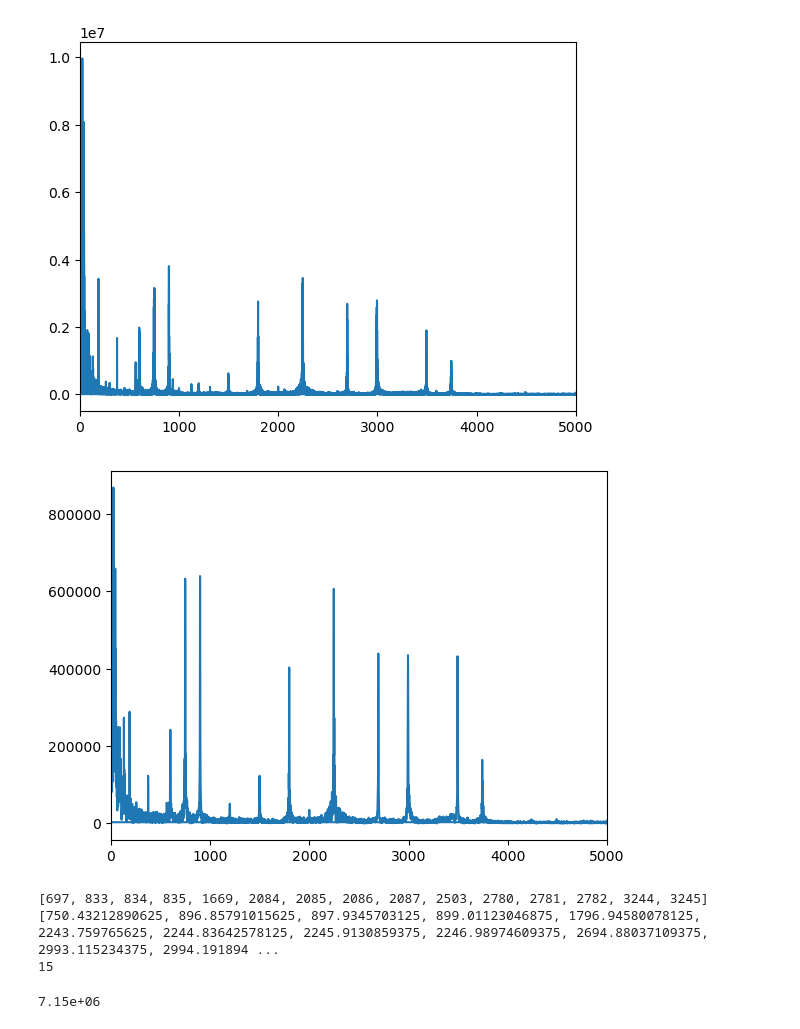
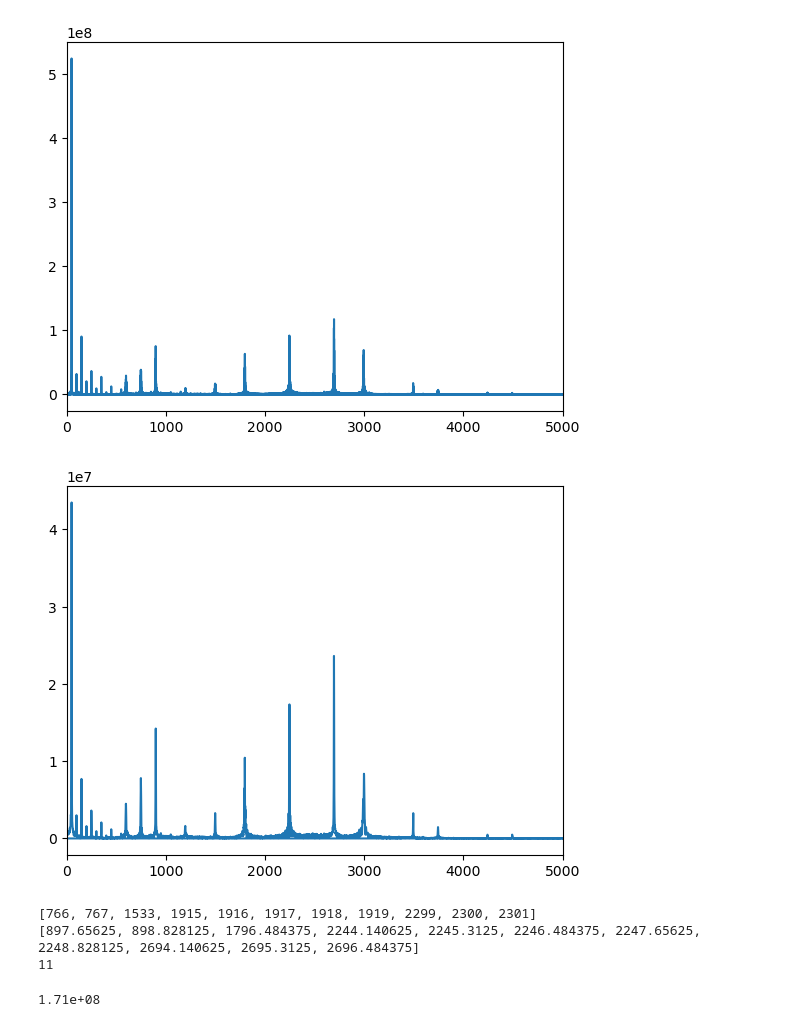
Before and after one commit to jphacks/TK_2302, a Jupyter notebook: FFT.ipynb, the cells around one changed output. Cells and saved outputs as stored; diff of their text form; code cells hidden in the pictures.

```diff
--- a/FFT.ipynb
+++ b/FFT.ipynb
@@ -25,7 +25,7 @@ import numpy as np
 import matplotlib.pyplot as plt
 
 file_name = "output.wav" # 録音ファイル
-RATE = 44100 # 録音時に設定したRATE
+RATE = 48000 # 録音時に設定したRATE
 
 wf = wave.open(file_name, "rb")
 data = np.frombuffer(wf.readframes(wf.getnframes()), dtype='int16')
@@ -37,32 +37,32 @@ plt.plot(freqList, fft_data)
 plt.xlim(0, 5000)    #0～5000Hzまでとりあえず表示する
 plt.show()
 # %% [output]
-[figure, old version]
+[figure, new version]
 # %%
 import wave
 import numpy as np
 import matplotlib.pyplot as plt
 
 file_name = "output.wav" # 録音ファイル
-RATE = 44100 # 録音時に設定したRATE
+RATE = 48000 # 録音時に設定したRATE
 CHUNK = 1024 * 8 # 録音時に設定したCHUNK
 RECORD_SECONDS = 1 # 検出に使いたい秒数
 pnts = int(RATE / CHUNK * RECORD_SECONDS) * CHUNK # dataが何点になるかを計算
 
-start = 255000 # ここをいろいろ変えてみる
+start = 50000 # ここをいろいろ変えてみる
 
 wf = wave.open(file_name, "rb")
 data = np.frombuffer(wf.readframes(wf.getnframes()), dtype='int16')
 wf.close()
 
 data = data[start:start+pnts]
 fft_data = np.abs(np.fft.fft(data))    #FFTした信号の強度
 freqList = np.fft.fftfreq(data.shape[0], d=1.0/RATE)    #周波数（グラフの横軸）の取得
 plt.plot(freqList, fft_data)
 plt.xlim(0, 5000)    #0～5000Hzまでとりあえず表示する
 plt.show()
 # %% [output]
-[figure, old version]
+[figure, new version]
 # %%
 import wave
 import numpy as np
@@ -70,12 +70,12 @@ import matplotlib.pyplot as plt
 import pandas as pd
 
 file_name = "output.wav" # 録音ファイル
-RATE = 44100 # 録音時に設定したRATE
+RATE = 48000 # 録音時に設定したRATE
 CHUNK = 1024 * 8 # 録音時に設定したCHUNK
 RECORD_SECONDS = 1 # 検出に使いたい秒数
 pnts = int(RATE / CHUNK * RECORD_SECONDS) * CHUNK # dataが何点になるかを計算
 
-start = 255000 # ここをいろいろ変えてみる
+start = 50000 # ここをいろいろ変えてみる
 
 wf = wave.open(file_name, "rb")
 data = np.frombuffer(wf.readframes(wf.getnframes()), dtype='int16')
@@ -86,19 +86,18 @@ fft_data = np.abs(np.fft.fft(data))
 freqList = np.fft.fftfreq(data.shape[0], d=1.0/RATE)
 
 df = pd.DataFrame(dict(freq = freqList, amp = fft_data))
-df = df[df['freq']>750] # 500 Hz以下は無視する。
-df = df[df['amp']>400000] # 400000以上の強度を持つ点を覚える。
+df = df[df['freq']>850] # 850 Hz以下は無視する。
+df = df[df['amp']>10000000] # 10000000以上の強度を持つ点を覚える。
 print(list(df.index))
-# [697, 833, 834, 835, 1669, 2084, 2085, 2086, 2087, 2503, 2780, 2781, 2782, 3244, 3245]
+# [766, 767, 1533, 1915, 1916, 1917, 1918, 1919, 2299, 2300, 2301]
 print(list(df['freq']))
-# [750.43212890625, 896.85791015625, 897.9345703125, 899.01123046875, 1796.94580078125, 2243.759765625, 2244.83642578125, 2245.9130859375, 2246.98974609375, 2694.88037109375, 2993.115234375, 2994.19189453125, 2995.2685546875, 3492.685546875, 3493.76220703125]
-15
+# [897.65625, 898.828125, 1796.484375, 2244.140625, 2245.3125, 2246.484375, 2247.65625, 2248.828125, 2694.140625, 2695.3125, 2696.484375]
 print(len(df))
-# 18
+# 11
 # %% [output]
-[697, 833, 834, 835, 1669, 2084, 2085, 2086, 2087, 2503, 2780, 2781, 2782, 3244, 3245]
-[750.43212890625, 896.85791015625, 897.9345703125, 899.01123046875, 1796.94580078125, 2243.759765625, 2244.83642578125, 2245.9130859375, 2246.98974609375, 2694.88037109375, 2993.115234375, 2994.191894 ...
-15
+[766, 767, 1533, 1915, 1916, 1917, 1918, 1919, 2299, 2300, 2301]
+[897.65625, 898.828125, 1796.484375, 2244.140625, 2245.3125, 2246.484375, 2247.65625, 2248.828125, 2694.140625, 2695.3125, 2696.484375]
+11
 # %%
 import wave
 import numpy as np
@@ -106,16 +105,16 @@ import matplotlib.pyplot as plt
 import pandas as pd
 
 file_name = "output.wav" # 録音ファイル
-RATE = 44100 # 録音時に設定したRATE
+RATE = 48000 # 録音時に設定したRATE
 CHUNK = 1024 * 8 # 録音時に設定したCHUNK
 RECORD_SECONDS = 1 # 検出に使いたい秒数
 pnts = int(RATE / CHUNK * RECORD_SECONDS) * CHUNK # dataが何点になるかを計算
 
 # ここに先ほどの結果を入れる
-freq_indices = [697, 833, 834, 835, 1669, 2084, 2085, 2086, 2087, 2503, 2780, 2781, 2782, 3244, 3245]
+freq_indices = [766, 767, 1533, 1915, 1916, 1917, 1918, 1919, 2299, 2300, 2301]
 15
 
-start = 255000 # ここをいろいろ変えてみる
+start = 50000 # ここをいろいろ変えてみる
 
 wf = wave.open(file_name, "rb")
 data = np.frombuffer(wf.readframes(wf.getnframes()), dtype='int16')
@@ -131,4 +130,4 @@ for i in freq_indices:
 print('{:.2e}'.format(amp))
 # 8.88e+06
 # %% [output]
-7.15e+06
+1.71e+08
```
Also changed, not shown: parts of 1 cell of this notebook, 3 other files.
